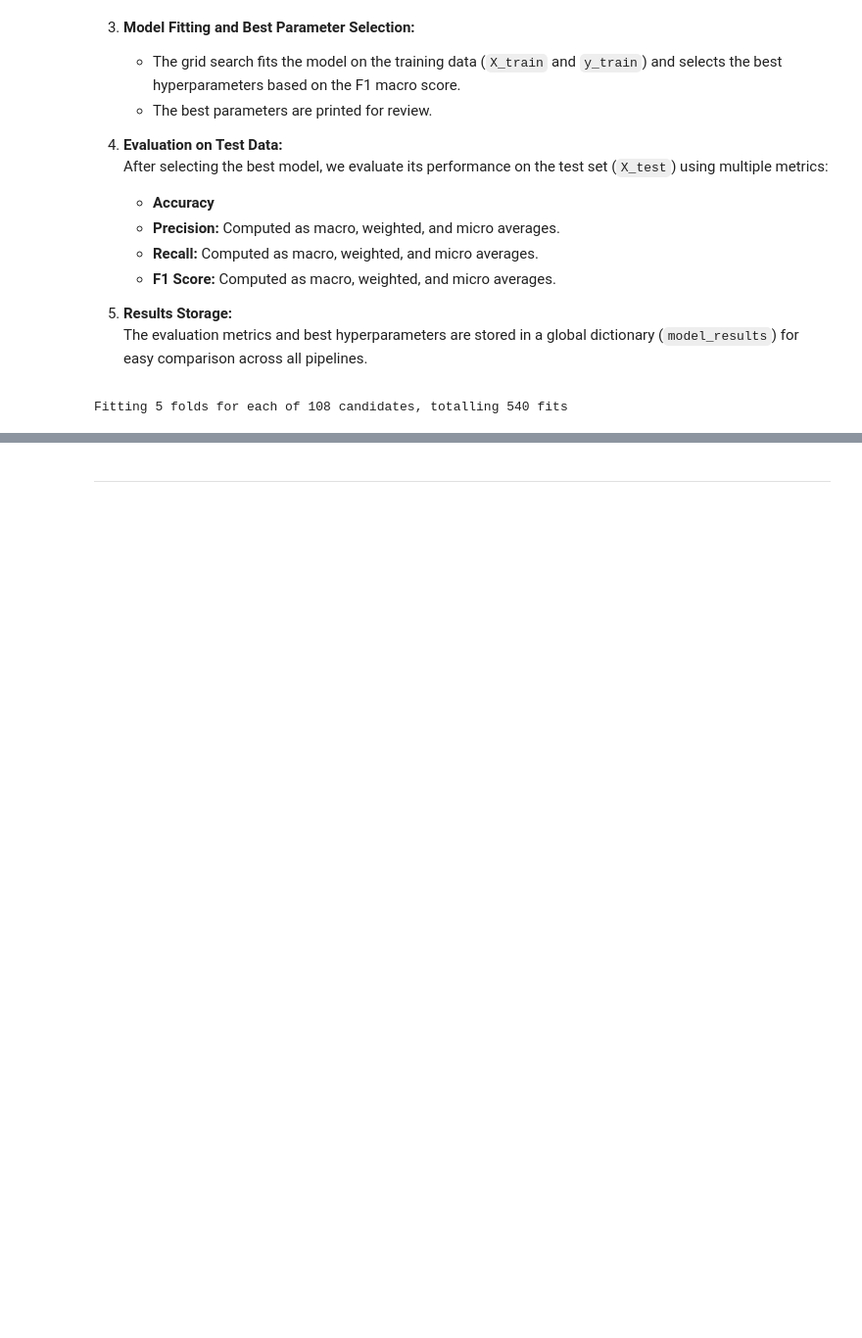
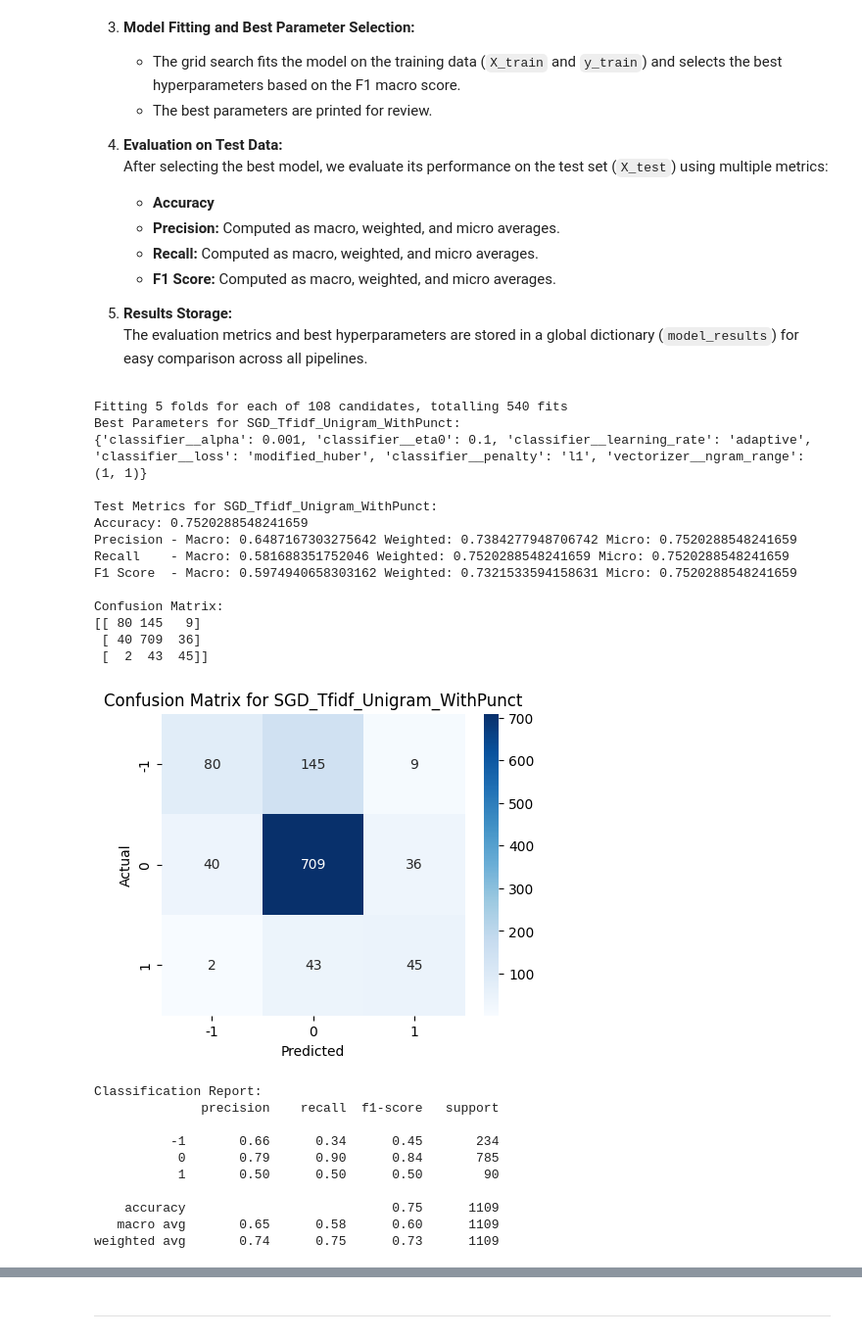
Before and after one commit to ajm2004/OpenAI-Sentiment-Analysis, a Jupyter notebook: Notebooks/partCpipieline.ipynb, the cells around one changed output, grey strips where cells are left out. Shown at 98% size. Drawn from its saved outputs; the diff is of its cells as text; code cells hidden in the pictures; blank space fills up the shorter version.

```diff
--- a/Notebooks/partCpipieline.ipynb
+++ b/Notebooks/partCpipieline.ipynb
@@ -1327,7 +1303,7 @@ param_grid = {
     'classifier__penalty': ['l2', 'l1', 'elasticnet'],
     'classifier__alpha': [0.001, 0.01],
     'classifier__learning_rate': ['optimal', 'invscaling', 'adaptive'],
-    'classifier__eta0': [0.0, 0.1]
+    'classifier__eta0': [0.01, 0.1]
 }
 
 gs = GridSearchCV(all_pipelines["SGD_Tfidf_Unigram_WithPunct"],
@@ -1367,33 +1343,57 @@ print("\nConfusion Matrix:")
 print(cm)
 plt.figure(figsize=(5, 4))
 sns.heatmap(cm, annot=True, fmt="d", cmap="Blues",
             xticklabels=desired_classes, yticklabels=desired_classes)
 plt.title("Confusion Matrix for SGD_Tfidf_Unigram_WithPunct")
 plt.ylabel("Actual")
 plt.xlabel("Predicted")
 plt.show()
 
 # Classification Report
 print("\nClassification Report:")
 print(classification_report(y_test, y_pred, zero_division=0))
 
 # Optionally, save results in a dictionary
 model_results = {}
 model_results['SGD_Tfidf_Unigram_WithPunct'] = {
     'best_params': gs.best_params_,
     'accuracy': acc,
     'precision_macro': precision_macro,
     'precision_weighted': precision_weighted,
     'precision_micro': precision_micro,
     'recall_macro': recall_macro,
     'recall_weighted': recall_weighted,
     'recall_micro': recall_micro,
     'f1_macro': f1_macro,
     'f1_weighted': f1_weighted,
     'f1_micro': f1_micro
 }
 # %% [output]
 Fitting 5 folds for each of 108 candidates, totalling 540 fits
+Best Parameters for SGD_Tfidf_Unigram_WithPunct:
+{'classifier__alpha': 0.001, 'classifier__eta0': 0.1, 'classifier__learning_rate': 'adaptive', 'classifier__loss': 'modified_huber', 'classifier__penalty': 'l1', 'vectorizer__ngram_range': (1, 1)}
+
+Test Metrics for SGD_Tfidf_Unigram_WithPunct:
+Accuracy: 0.7520288548241659
+Precision - Macro: 0.6487167303275642 Weighted: 0.7384277948706742 Micro: 0.7520288548241659
+Recall    - Macro: 0.581688351752046 Weighted: 0.7520288548241659 Micro: 0.7520288548241659
+F1 Score  - Macro: 0.5974940658303162 Weighted: 0.7321533594158631 Micro: 0.7520288548241659
+
+Confusion Matrix:
+[[ 80 145   9]
+ [ 40 709  36]
+ [  2  43  45]]
+[figure, added]
+Classification Report:
+              precision    recall  f1-score   support
+
+          -1       0.66      0.34      0.45       234
+           0       0.79      0.90      0.84       785
+           1       0.50      0.50      0.50        90
+
+    accuracy                           0.75      1109
+   macro avg       0.65      0.58      0.60      1109
+weighted avg       0.74      0.75      0.73      1109
 # %%
 # Extended parameter grid for SGD_Tfidf_Unigram (without punctuation removal)
 param_grid = {
```
Also changed, not shown: parts of 12 cells of this notebook.
